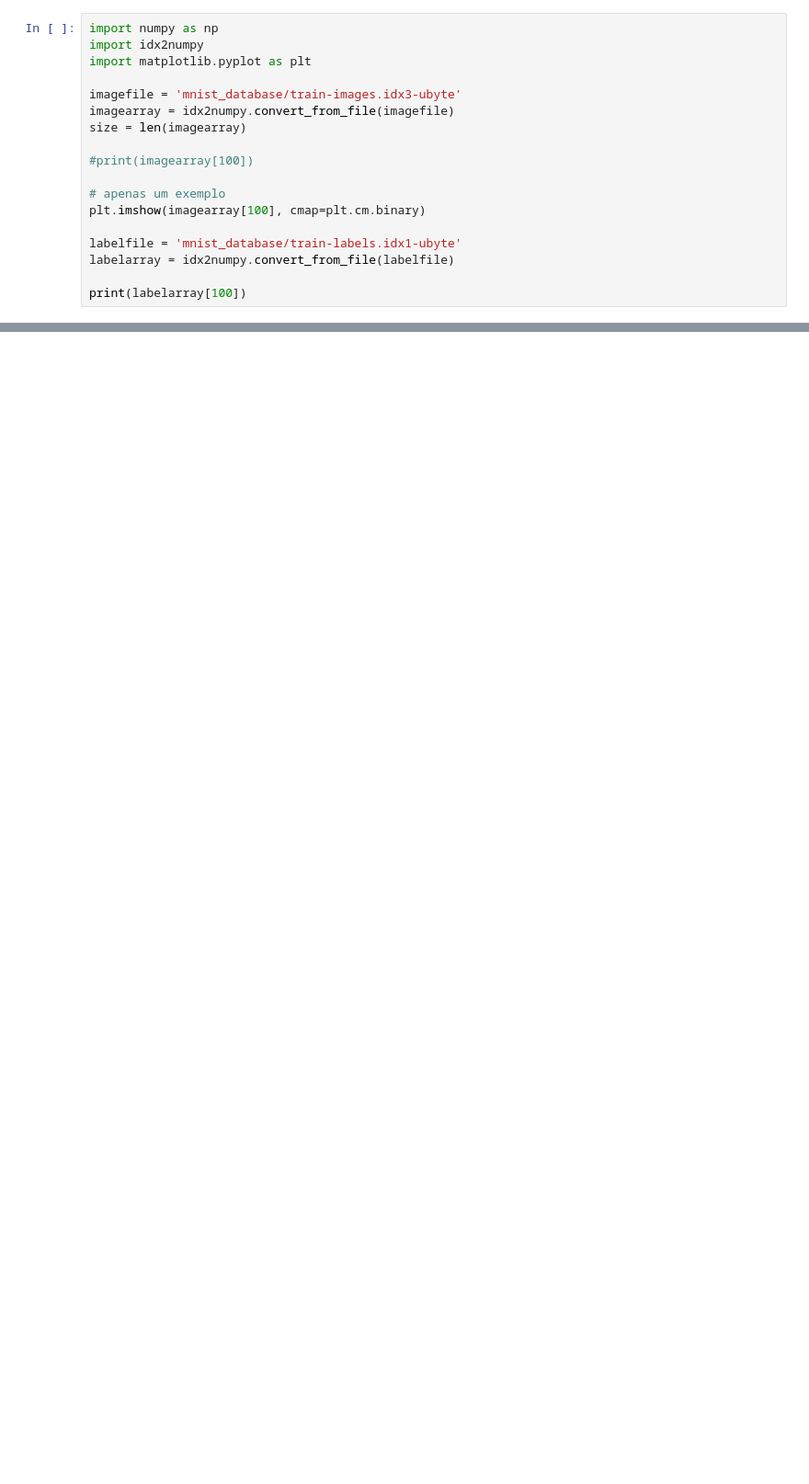
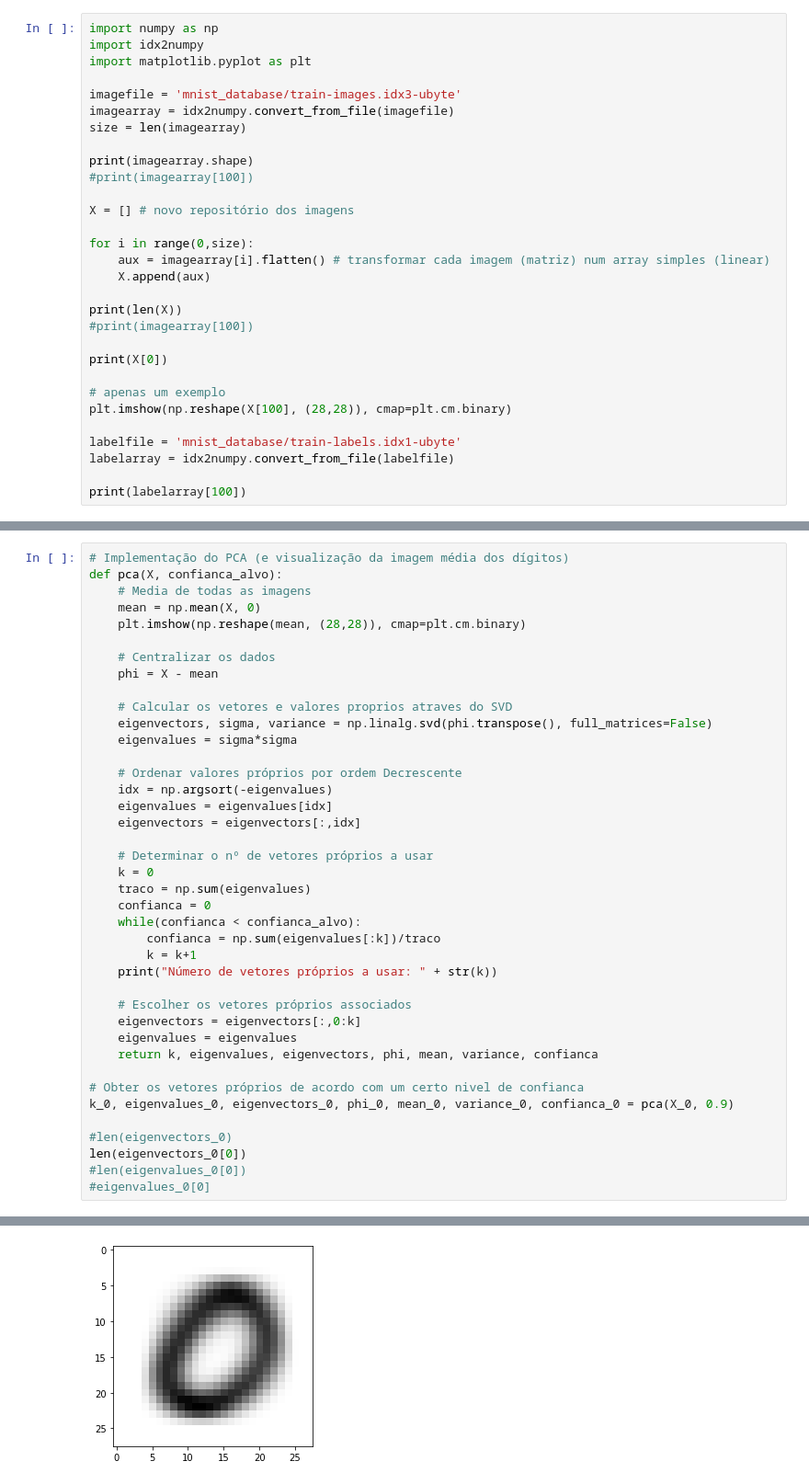
Before and after one commit to GuiSSMartins/MNIST_PCA_Digitos_MML, a Jupyter notebook: trainMNIST.ipynb, the cells around one changed output, grey strips where cells are left out. Shown at 92% size. Saved outputs shown, nothing was run; the diff lists cells and outputs as text; blank space fills up the shorter version.

Commit message:
Corrigido probelma das projeções nas imagens

```diff
--- a/trainMNIST.ipynb
+++ b/trainMNIST.ipynb
@@ -9,10 +10,22 @@ imagefile = 'mnist_database/train-images.idx3-ubyte'
 imagearray = idx2numpy.convert_from_file(imagefile)
 size = len(imagearray)
 
+print(imagearray.shape)
 #print(imagearray[100])
 
+X = [] # novo repositório dos imagens
+
+for i in range(0,size):
+    aux = imagearray[i].flatten() # transformar cada imagem (matriz) num array simples (linear)
+    X.append(aux)
+
+print(len(X))
+#print(imagearray[100])
+
+print(X[0])
+
 # apenas um exemplo
-plt.imshow(imagearray[100], cmap=plt.cm.binary)
+plt.imshow(np.reshape(X[100], (28,28)), cmap=plt.cm.binary)
 
 labelfile = 'mnist_database/train-labels.idx1-ubyte'
 labelarray = idx2numpy.convert_from_file(labelfile)
@@ -23,0 +111,41 @@ print(labelarray[100])
+# %%
+# Implementação do PCA (e visualização da imagem média dos dígitos)
+def pca(X, confianca_alvo):
+    # Media de todas as imagens
+    mean = np.mean(X, 0)
+    plt.imshow(np.reshape(mean, (28,28)), cmap=plt.cm.binary)
+
+    # Centralizar os dados
+    phi = X - mean
+
+    # Calcular os vetores e valores proprios atraves do SVD
+    eigenvectors, sigma, variance = np.linalg.svd(phi.transpose(), full_matrices=False)
+    eigenvalues = sigma*sigma
+
+    # Ordenar valores próprios por ordem Decrescente
+    idx = np.argsort(-eigenvalues)
+    eigenvalues = eigenvalues[idx]
+    eigenvectors = eigenvectors[:,idx]
+
+    # Determinar o nº de vetores próprios a usar
+    k = 0
+    traco = np.sum(eigenvalues)
+    confianca = 0
+    while(confianca < confianca_alvo):
+        confianca = np.sum(eigenvalues[:k])/traco
+        k = k+1
+    print("Número de vetores próprios a usar: " + str(k))
+
+    # Escolher os vetores próprios associados
+    eigenvectors = eigenvectors[:,0:k]
+    eigenvalues = eigenvalues
+    return k, eigenvalues, eigenvectors, phi, mean, variance, confianca
+
+# Obter os vetores próprios de acordo com um certo nivel de confianca
+k_0, eigenvalues_0, eigenvectors_0, phi_0, mean_0, variance_0, confianca_0 = pca(X_0, 0.9)
+
+#len(eigenvectors_0)
+len(eigenvectors_0[0])
+#len(eigenvalues_0[0])
+#eigenvalues_0[0]
+# %% [output]
@@ -23,0 +154 @@ print(labelarray[100])
+[figure, added]
```
Also changed, not shown: parts of 14 cells of this notebook.
